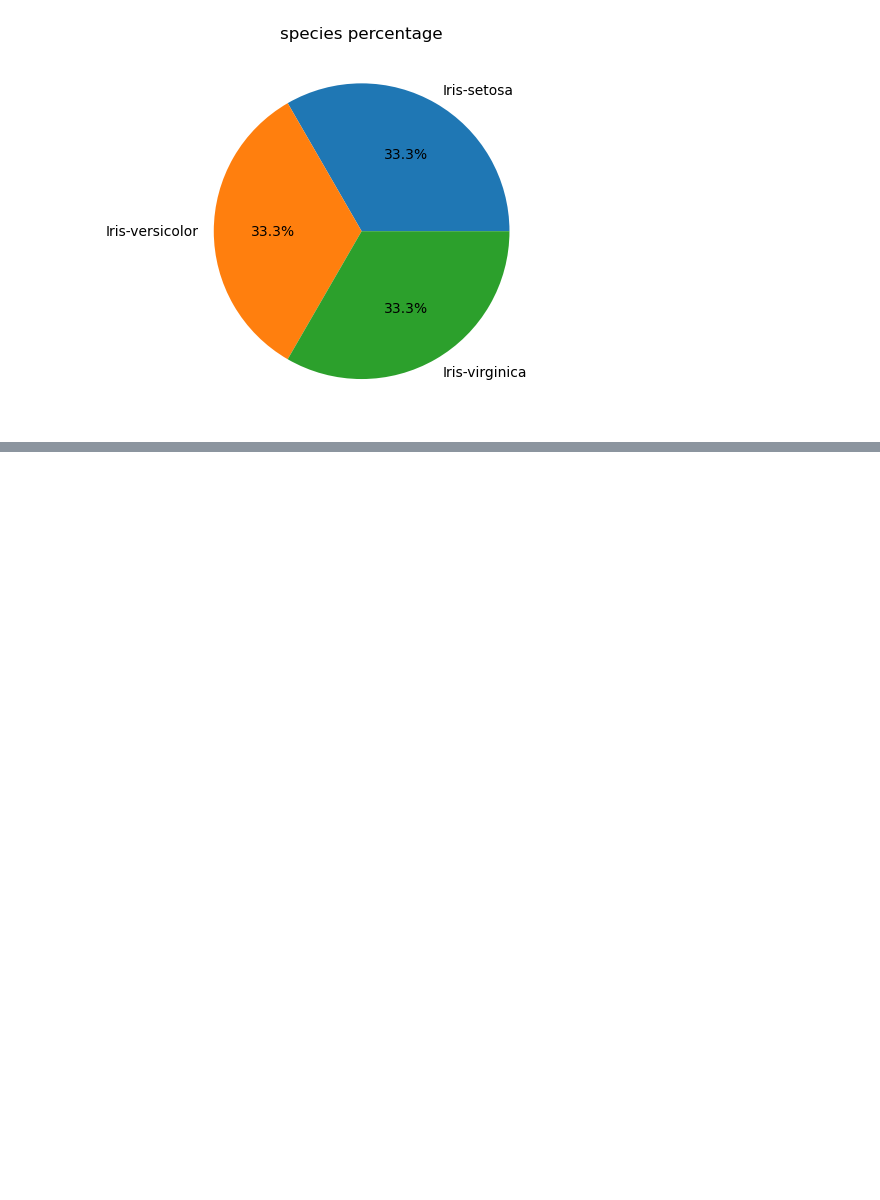
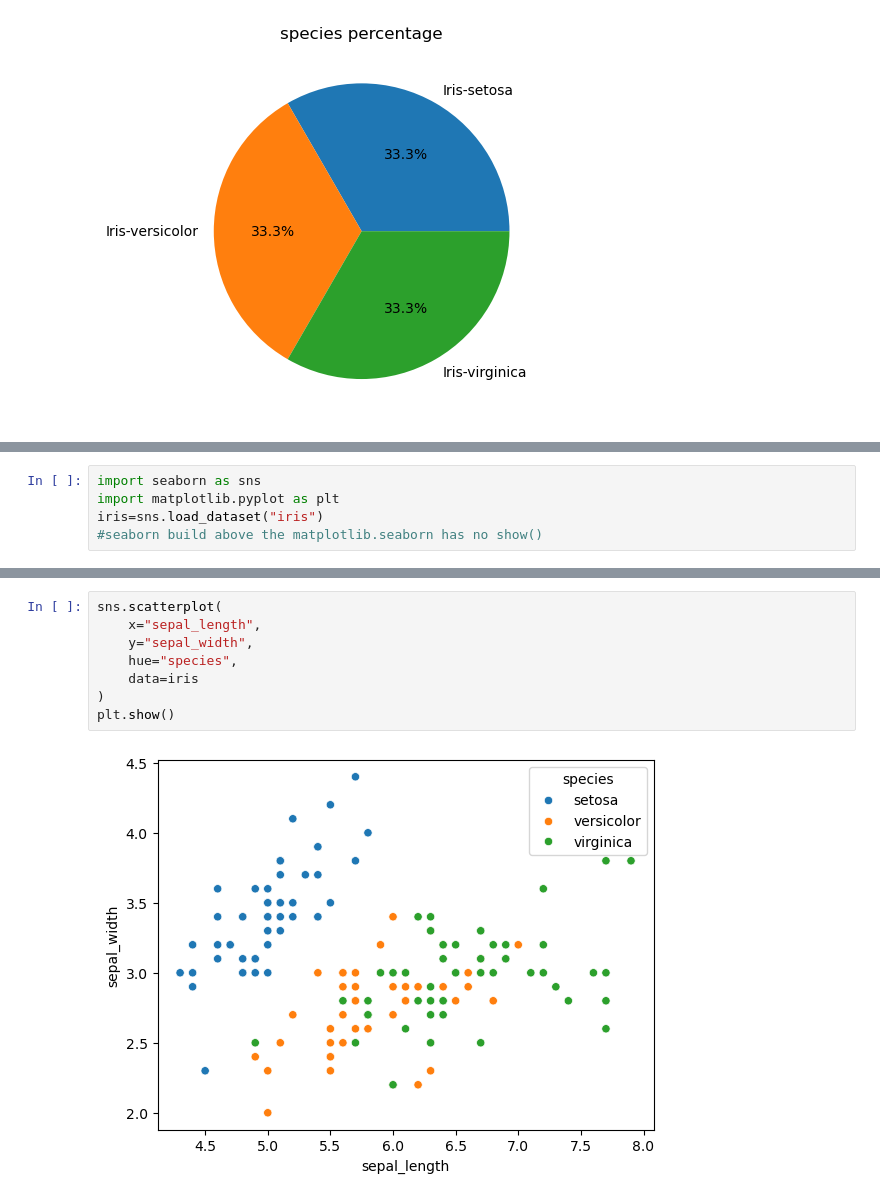
Before and after one commit to amalujose189/datascience_and_ai, a Jupyter notebook: matplotlib1.1.ipynb, the cells around one changed output, grey strips where cells are left out. Saved outputs shown, nothing was run; the diff lists cells and outputs as text; blank space fills up the shorter version.

```diff
--- a/matplotlib1.1.ipynb
+++ b/matplotlib1.1.ipynb
@@ -151,0 +170,5 @@ plt.show()
+# %%
+import seaborn as sns
+import matplotlib.pyplot as plt
+iris=sns.load_dataset("iris")
+#seaborn build above the matplotlib.seaborn has no show()
@@ -151,0 +191,10 @@ plt.show()
+# %%
+sns.scatterplot(
+    x="sepal_length",
+    y="sepal_width",
+    hue="species",
+    data=iris
+)
+plt.show()
+# %% [output]
+[figure, added]
```
Also changed, not shown: parts of 6 cells of this notebook.
